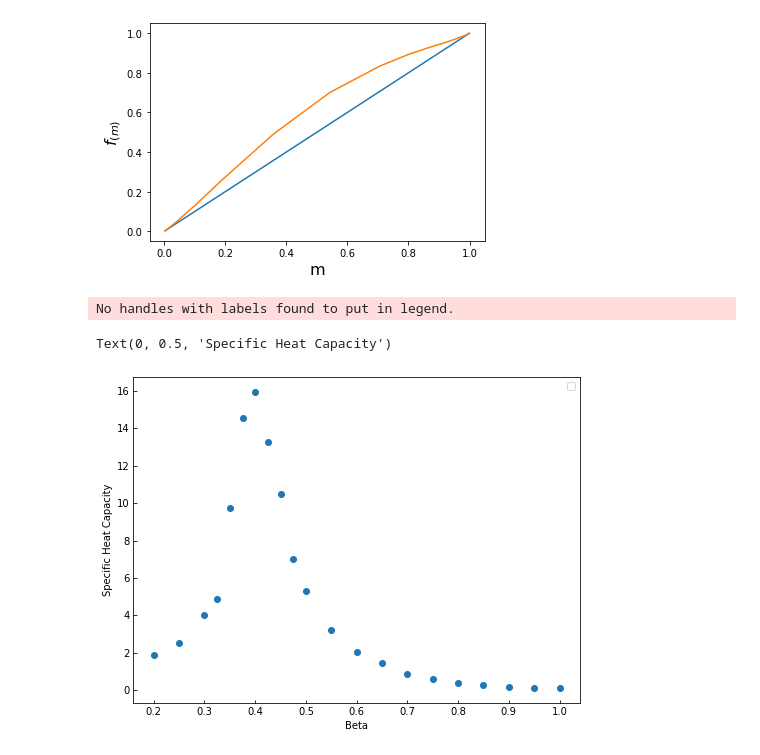
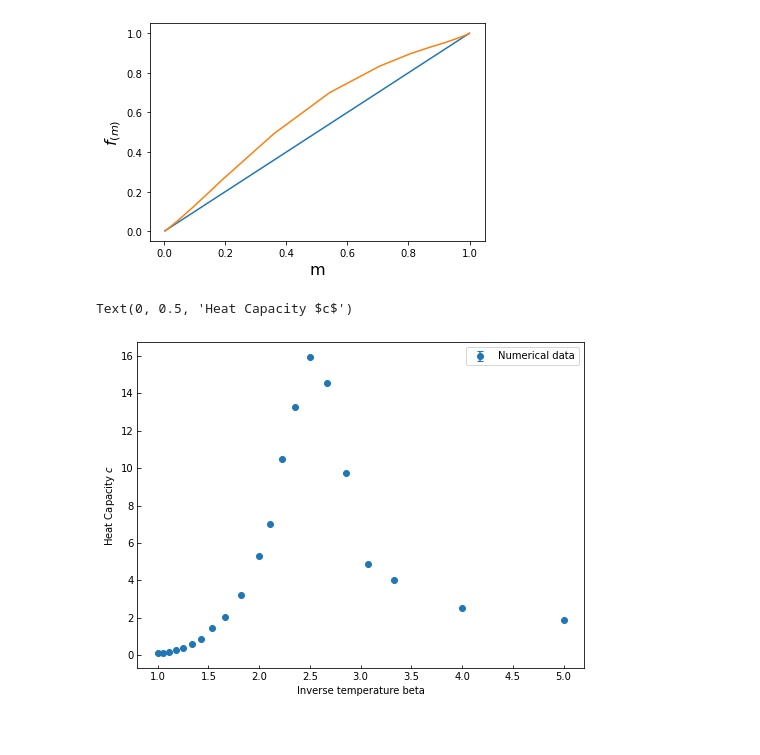
Before and after one commit to thomasbourke1/ising-model, a Jupyter notebook: task1.ipynb, the cells around one changed output. Saved outputs shown, nothing was run; the diff lists cells and outputs as text; code cells hidden in the pictures.

```diff
--- a/task1.ipynb
+++ b/task1.ipynb
@@ -49,6 +66,7 @@ def plotter(depVar, col, sweepRange, plot=False, task4=False):
 
     if task4:
         variance = []
+        variance_err = []
 
     for beta, array in beta_arrays.items():
 
@@ -119,7 +137,9 @@ def plotter(depVar, col, sweepRange, plot=False, task4=False):
         if task4:
             # calulates variance in dependant variable
             depVar_variance = np.mean(value_squares) - eqDepVar**2
+            depVar_variance_err = np.sqrt( (2* depVar_variance**4)/(max_seed-2) )
             variance.append(depVar_variance)
+            variance_err.append(depVar_variance_err)
 
 
 
@@ -128,7 +148,7 @@ def plotter(depVar, col, sweepRange, plot=False, task4=False):
         plt.show()
 
     if task4:
-        return betas, variance
+        return betas, variance, variance_err
     else:
         return betas, eqns, eqns_err
 # %%
@@ -203,36 +229,53 @@ plt.ylabel("$f_{(m)}$", fontsize=16)
 Text(0, 0.5, '$f_{(m)}$')
 [figure]
 # %%
-# task 5, calculate specific heat capacity c
+# task 4, calculate specific heat capacity c
 
 k_b = 1.381e-23
 
 def heat_capacity(betas, energy):
 
     c = []
     gridSize = 40
     N = gridSize**2
     for i in range(len(betas)):
         temp_c = betas[i] * N * energy[i]
         c.append(temp_c)
 
     return c
 
 
-betas, energy = plotter("heat capacity", 3, 50, task4=True)
+betas, energy, energy_err = plotter("heat capacity", 3, 50, task4=True)
 
+# heat capacity
 c = heat_capacity(betas, energy)
+# heat capacity error
+# dc = heat_capacity(betas, energy_err)
+c_err = []
+
+for i in range(len(c)):
+    temp_c_err = 2 * energy_err[i] * energy[i]
+    c_err.append(temp_c_err)
+
+# T_0 for plotting
 
 
+T_0 = temp_flipper(betas)
+
+
+
+# plotting
 plt.figure(figsize=(8, 6))  # Width: 8 inches, Height: 6 inches
-plt.plot(betas, c, marker='o', linestyle="")
+
+plt.errorbar(T_0, c, yerr=c_err, fmt='o', capsize=3, label="Numerical data")
+
+# plt.plot(betas, c, marker='o', linestyle="")
 plt.legend()
 # Set tick parameters inwards
 plt.tick_params(axis='both', direction='in')
-plt.xlabel('Beta')
+plt.xlabel('Inverse temperature beta')
 
-plt.ylabel("Specific Heat Capacity")
+plt.ylabel("Heat Capacity $c$")
 # %% [output]
-No handles with labels found to put in legend.
+Text(0, 0.5, 'Heat Capacity $c$')
-Text(0, 0.5, 'Specific Heat Capacity')
-[figure, old version]
+[figure, new version]
```
Also changed, not shown: parts of 3 cells of this notebook, 2 other files.
